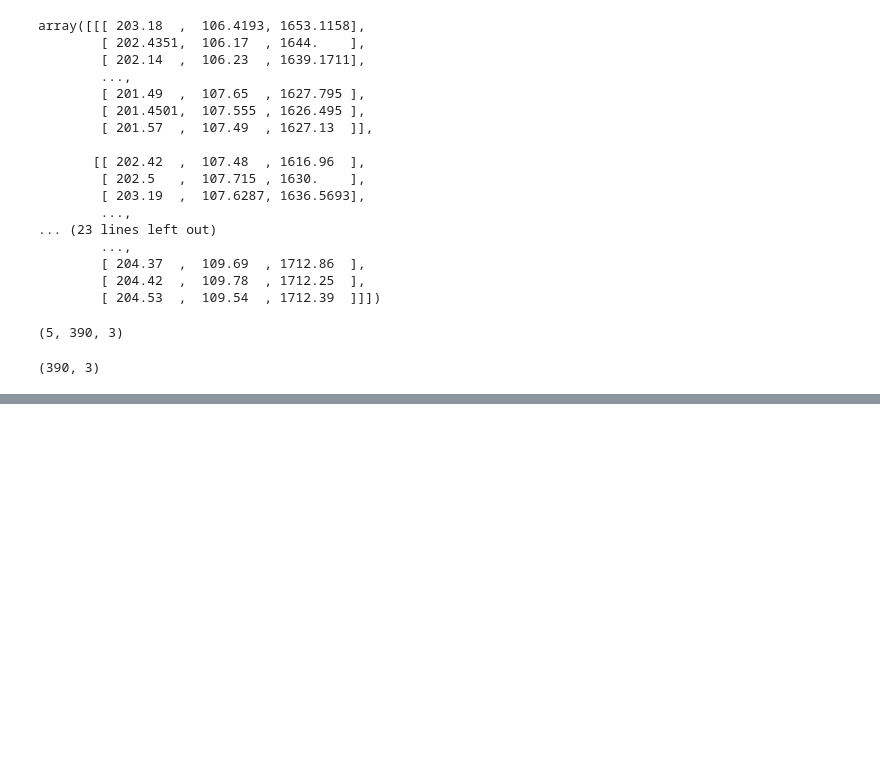
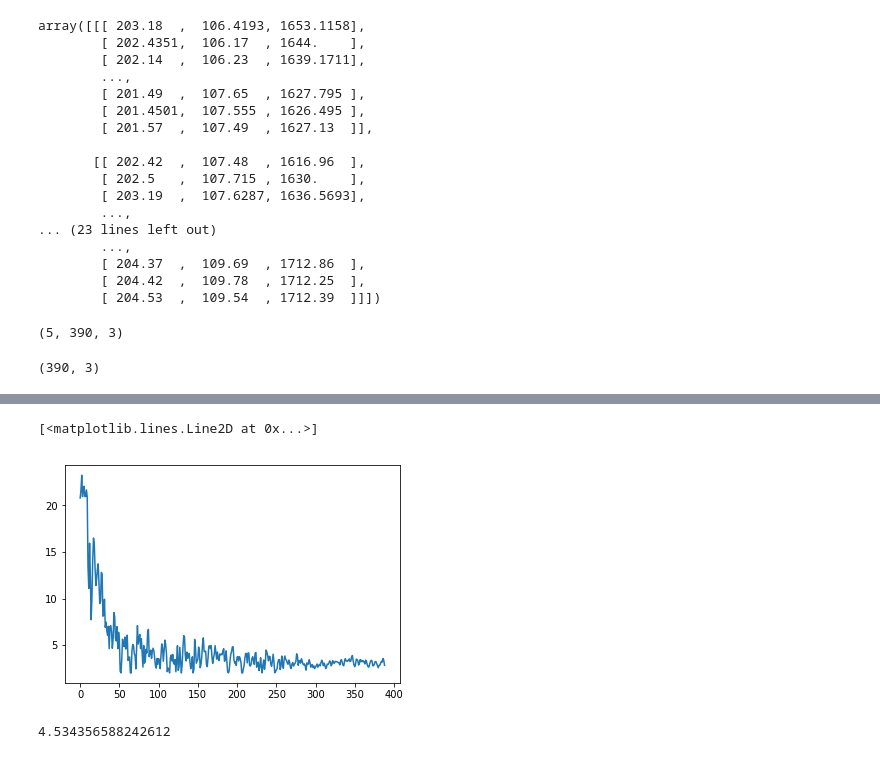
Before and after one commit to SiyangJ/DeepStock, a Jupyter notebook: FinalProject/DataInspect.ipynb, the cells around one changed output, grey strips where cells are left out. Drawn from its saved outputs; the diff is of its cells as text; code cells hidden in the pictures; blank space fills up the shorter version.

```diff
--- a/FinalProject/DataInspect.ipynb
+++ b/FinalProject/DataInspect.ipynb
@@ -281,0 +323,20 @@ for i in range(3):
+# %%
+mean_trend_error_rate[:60] = np.exp(-1.5-np.arange(60)/20) * 100 + 3
+mean_trend_error_rate[60:250] = np.exp(-np.arange(1,191)/100) * (mean_trend_error_rate[59] - 3) +3
+mean_trend_error_rate[250:] = np.exp(-np.arange(1,140)/200) * (mean_trend_error_rate[249] - 3) +3
+
+trend_error_pert = np.exp(-0.6-np.arange(390)/170) * np.random.randn(390) * 3
+
+#temp = trend_error_pert[:-2] + trend_error_pert[1:-1] + trend_error_pert[2:]
+temp = trend_error_pert[1:] + trend_error_pert[:-1]
+
+mean_trend_error_rate_pert = np.clip(mean_trend_error_rate + temp,2,100)
+# %%
+plt.plot(mean_trend_error_rate_pert)
+# %% [output]
+[<matplotlib.lines.Line2D at 0x...>]
+[figure, added]
+# %%
+mean_trend_error_rate_pert.mean()
+# %% [output]
+4.534356588242612
```
Also changed, not shown: parts of 19 cells of this notebook, 3 other files.
